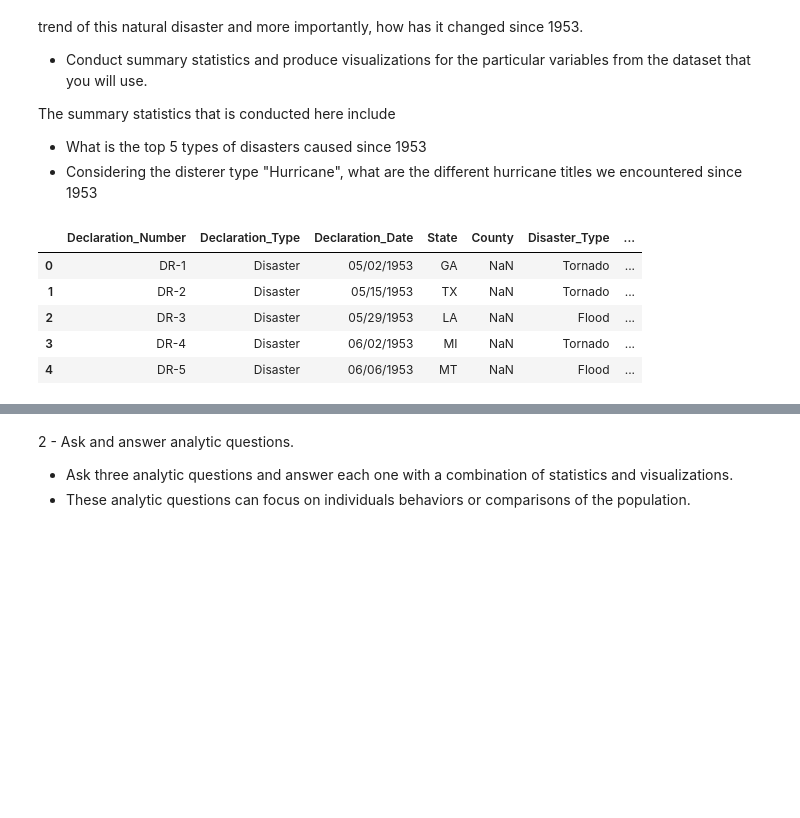
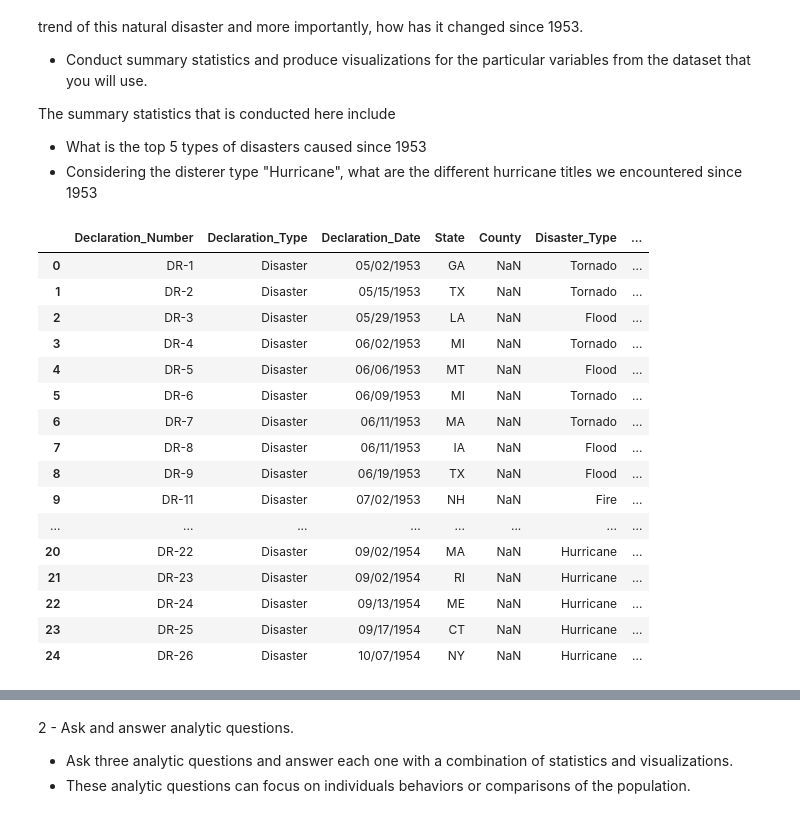
Before and after one commit to tparveen/TF-DataScience, a Jupyter notebook: 6-Basic-stats-probability/Assignments/11-Capstone1-Analytic-Report.ipynb, the cells around one changed output, grey strips where cells are left out. Drawn from its saved outputs; the diff is of its cells as text; code cells hidden in the pictures; blank space fills up the shorter version.

```diff
--- a/6-Basic-stats-probability/Assignments/11-Capstone1-Analytic-Report.ipynb
+++ b/6-Basic-stats-probability/Assignments/11-Capstone1-Analytic-Report.ipynb
@@ -53,16 +53,28 @@ from datetime import date
 # %%
 # making sure that the data is there and it looks good to do some analysis
 
 data = pd.read_csv('datasets/FEMA-database.csv')
 
-data.head(5)
-
+#data.info()
+data.head(25)
+#data.dtypes
 # what size data are we looking at
 #print(data.shape)
 # %% [output]
 |  | Declaration_Number | Declaration_Type | Declaration_Date | State | County | Disaster_Type | ... |
 | 0 | DR-1 | Disaster | 05/02/1953 | GA | NaN | Tornado | ... |
 | 1 | DR-2 | Disaster | 05/15/1953 | TX | NaN | Tornado | ... |
 | 2 | DR-3 | Disaster | 05/29/1953 | LA | NaN | Flood | ... |
 | 3 | DR-4 | Disaster | 06/02/1953 | MI | NaN | Tornado | ... |
 | 4 | DR-5 | Disaster | 06/06/1953 | MT | NaN | Flood | ... |
+| 5 | DR-6 | Disaster | 06/09/1953 | MI | NaN | Tornado | ... |
+| 6 | DR-7 | Disaster | 06/11/1953 | MA | NaN | Tornado | ... |
+| 7 | DR-8 | Disaster | 06/11/1953 | IA | NaN | Flood | ... |
+| 8 | DR-9 | Disaster | 06/19/1953 | TX | NaN | Flood | ... |
+| 9 | DR-11 | Disaster | 07/02/1953 | NH | NaN | Fire | ... |
+| ... | ... | ... | ... | ... | ... | ... | ... |
+| 20 | DR-22 | Disaster | 09/02/1954 | MA | NaN | Hurricane | ... |
+| 21 | DR-23 | Disaster | 09/02/1954 | RI | NaN | Hurricane | ... |
+| 22 | DR-24 | Disaster | 09/13/1954 | ME | NaN | Hurricane | ... |
+| 23 | DR-25 | Disaster | 09/17/1954 | CT | NaN | Hurricane | ... |
+| 24 | DR-26 | Disaster | 10/07/1954 | NY | NaN | Hurricane | ... |
```
Also changed, not shown: parts of 28 cells of this notebook, 2 other files.
